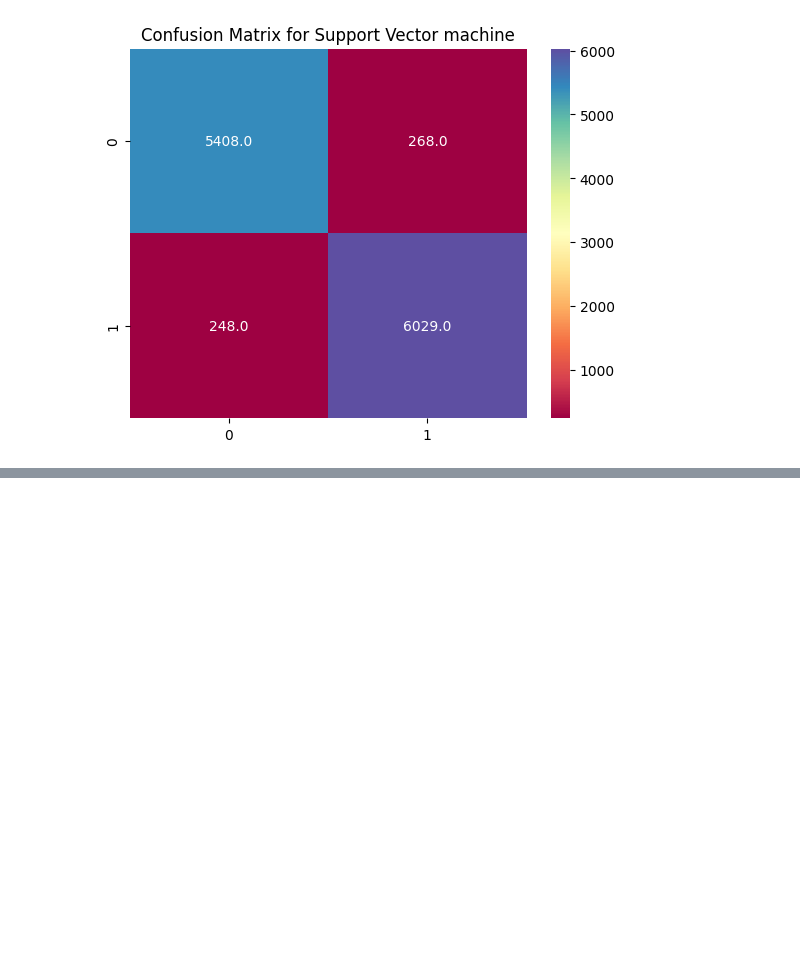
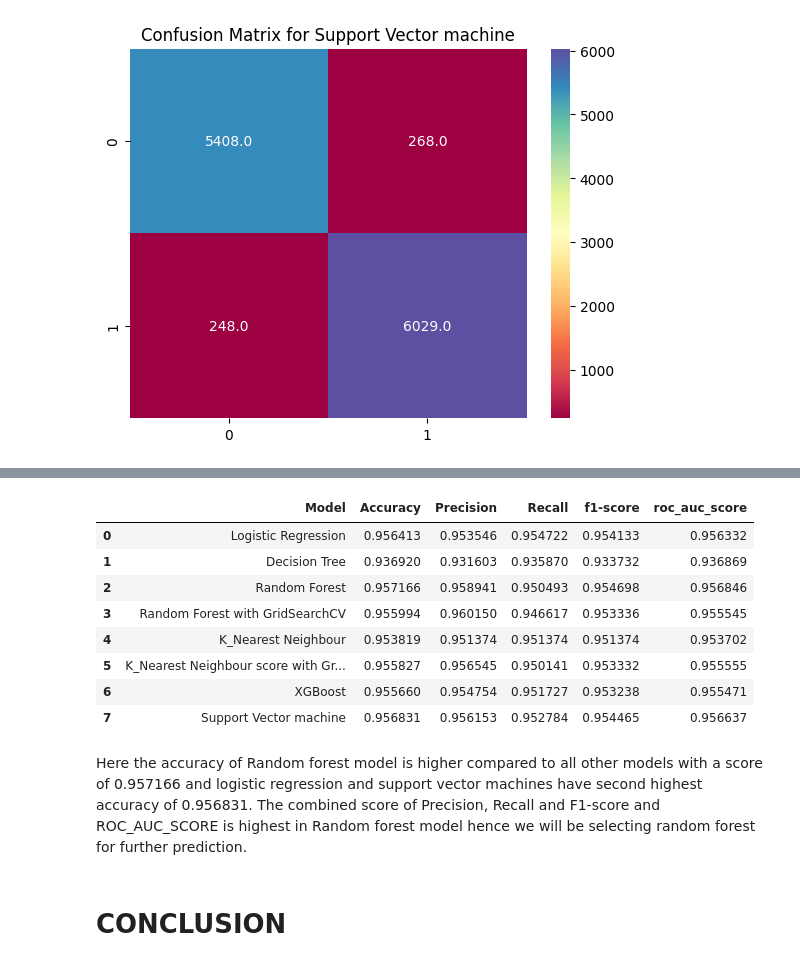
Before and after one commit to Tilak46-R/Airline-Referral-capstone-project-Classification, a Jupyter notebook: Airline_Referral_capstone_project_Classification.ipynb, the cells around one changed output, grey strips where cells are left out. Saved outputs shown, nothing was run; the diff lists cells and outputs as text; code cells hidden in the pictures; blank space fills up the shorter version.

```diff
--- a/Airline_Referral_capstone_project_Classification.ipynb
+++ b/Airline_Referral_capstone_project_Classification.ipynb
@@ -1191,0 +1205,18 @@ Accuracy score % of the model is 95.68%
+# %%
+evaluation_metrics_df.sort_values('Accuracy',ascending=  False)
+evaluation_metrics_df = evaluation_metrics_df.reset_index(drop=True)
+evaluation_metrics_df
+# %% [output]
+|  | Model | Accuracy | Precision | Recall | f1-score | roc_auc_score |
+| 0 | Logistic Regression | 0.956413 | 0.953546 | 0.954722 | 0.954133 | 0.956332 |
+| 1 | Decision Tree | 0.936920 | 0.931603 | 0.935870 | 0.933732 | 0.936869 |
+| 2 | Random Forest | 0.957166 | 0.958941 | 0.950493 | 0.954698 | 0.956846 |
+| 3 | Random Forest with GridSearchCV | 0.955994 | 0.960150 | 0.946617 | 0.953336 | 0.955545 |
+| 4 | K_Nearest Neighbour | 0.953819 | 0.951374 | 0.951374 | 0.951374 | 0.953702 |
+| 5 | K_Nearest Neighbour score with Gr... | 0.955827 | 0.956545 | 0.950141 | 0.953332 | 0.955555 |
+| 6 | XGBoost | 0.955660 | 0.954754 | 0.951727 | 0.953238 | 0.955471 |
+| 7 | Support Vector machine | 0.956831 | 0.956153 | 0.952784 | 0.954465 | 0.956637 |
+# %% [markdown]
+Here the accuracy of Random forest model is higher compared to all other models with a score of 0.957166 and logistic regression and support vector machines have second highest accuracy of 0.956831. The combined score of Precision, Recall and F1-score and ROC_AUC_SCORE is highest in Random forest model hence we will be selecting random forest for further prediction.
+# %% [markdown]
+# **CONCLUSION**
```
Also changed, not shown: parts of 5 cells of this notebook.
